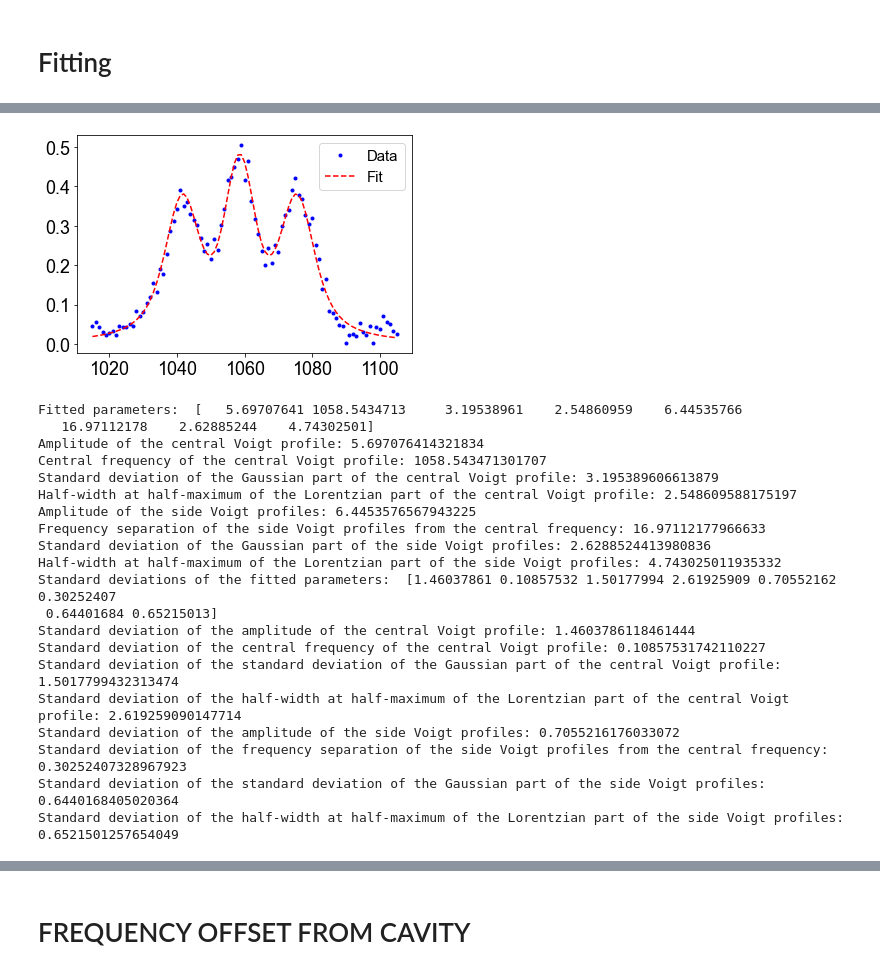
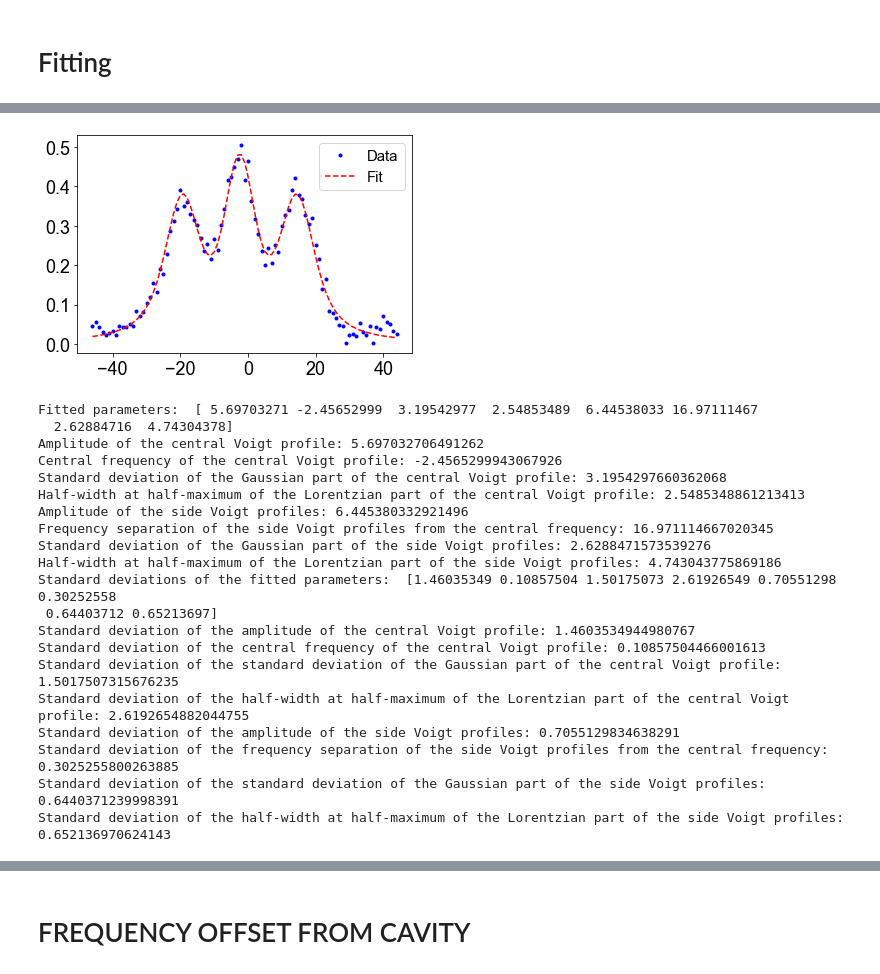
Before and after one commit to hsuchungchuan/Projects, a Jupyter notebook: Red MOT Shelving Data Analysis 20240902/FullDataAnalysisShelvingForDifferentBeamPowers.ipynb, the cells around one changed output, grey strips where cells are left out. Cells and saved outputs as stored; diff of their text form; code cells hidden in the pictures.

```diff
--- a/Red MOT Shelving Data Analysis 20240902/FullDataAnalysisShelvingForDifferentBeamPowers.ipynb
+++ b/Red MOT Shelving Data Analysis 20240902/FullDataAnalysisShelvingForDifferentBeamPowers.ipynb
@@ -267,7 +267,7 @@ def combined_voigt(x, amp_c, mu_c, sigma_c, gamma_c, amp_s, delta_s, sigma_s, ga
     return central + side_left + side_right
 
 # Generate some synthetic data (for demonstration)
-x_data2 = FrequencyOffsetFromCavity
+x_data2 = FrequencyDetuning
 y_data = ShelvingIntensityAverageArray_cleaned2
 
 # Initial guesses for fitting parameters: [amp_c, mu_c, sigma_c, gamma_c, amp_s, delta_s, sigma_s, gamma_s]
@@ -280,7 +280,7 @@ y_data = ShelvingIntensityAverageArray_cleaned2
 # delta_s: frequency separation of the side Voigt profiles from the central frequency
 # sigma_s: standard deviation of the Gaussian part of the side Voigt profiles
 # gamma_s: half-width at half-maximum of the Lorentzian part of the side Voigt profiles
-initial_guesses = [1.0, 1060.0, 1.0, 0.5, 0.5, 5.0, 1.0, 0.5]
+initial_guesses = [1.0, 1.0, 1.0, 0.5, 0.5, 5.0, 1.0, 0.5]
 
 # Fit the combined Voigt profile to the data
 popt2, pcov2 = curve_fit(combined_voigt, x_data2, y_data, p0=initial_guesses)
@@ -292,54 +292,54 @@ plt.legend()
 plt.show()
 
 
 # Print the fitted parameters
 print("Fitted parameters: ", popt2)
 
 # List them out individually
 print(f"Amplitude of the central Voigt profile: {popt2[0]}")
 print(f"Central frequency of the central Voigt profile: {popt2[1]}")
 print(f"Standard deviation of the Gaussian part of the central Voigt profile: {popt2[2]}")
 print(f"Half-width at half-maximum of the Lorentzian part of the central Voigt profile: {popt2[3]}")
 print(f"Amplitude of the side Voigt profiles: {popt2[4]}")
 print(f"Frequency separation of the side Voigt profiles from the central frequency: {popt2[5]}")
 print(f"Standard deviation of the Gaussian part of the side Voigt profiles: {popt2[6]}")
 print(f"Half-width at half-maximum of the Lorentzian part of the side Voigt profiles: {popt2[7]}")
 
 # Extract the pcov diagonal to get the standard deviations of the fitted parameters
 perr2 = np.sqrt(np.diag(pcov2))
 print("Standard deviations of the fitted parameters: ", perr2)
 
 # List them out individually
 print(f"Standard deviation of the amplitude of the central Voigt profile: {perr2[0]}")
 print(f"Standard deviation of the central frequency of the central Voigt profile: {perr2[1]}")
 print(f"Standard deviation of the standard deviation of the Gaussian part of the central Voigt profile: {perr2[2]}")
 print(f"Standard deviation of the half-width at half-maximum of the Lorentzian part of the central Voigt profile: {perr2[3]}")
 print(f"Standard deviation of the amplitude of the side Voigt profiles: {perr2[4]}")
 print(f"Standard deviation of the frequency separation of the side Voigt profiles from the central frequency: {perr2[5]}")
 print(f"Standard deviation of the standard deviation of the Gaussian part of the side Voigt profiles: {perr2[6]}")
 print(f"Standard deviation of the half-width at half-maximum of the Lorentzian part of the side Voigt profiles: {perr2[7]}")
 # %% [output]
-[figure, old version]
+[figure, new version]
-Fitted parameters:  [   5.69707641 1058.5434713     3.19538961    2.54860959    6.44535766
-   16.97112178    2.62885244    4.74302501]
-Amplitude of the central Voigt profile: 5.697076414321834
-Central frequency of the central Voigt profile: 1058.543471301707
-Standard deviation of the Gaussian part of the central Voigt profile: 3.195389606613879
-Half-width at half-maximum of the Lorentzian part of the central Voigt profile: 2.548609588175197
-Amplitude of the side Voigt profiles: 6.4453576567943225
-Frequency separation of the side Voigt profiles from the central frequency: 16.97112177966633
-Standard deviation of the Gaussian part of the side Voigt profiles: 2.6288524413980836
-Half-width at half-maximum of the Lorentzian part of the side Voigt profiles: 4.743025011935332
-Standard deviations of the fitted parameters:  [1.46037861 0.10857532 1.50177994 2.61925909 0.70552162 0.30252407
- 0.64401684 0.65215013]
-Standard deviation of the amplitude of the central Voigt profile: 1.4603786118461444
-Standard deviation of the central frequency of the central Voigt profile: 0.10857531742110227
-Standard deviation of the standard deviation of the Gaussian part of the central Voigt profile: 1.5017799432313474
-Standard deviation of the half-width at half-maximum of the Lorentzian part of the central Voigt profile: 2.619259090147714
-Standard deviation of the amplitude of the side Voigt profiles: 0.7055216176033072
-Standard deviation of the frequency separation of the side Voigt profiles from the central frequency: 0.30252407328967923
-Standard deviation of the standard deviation of the Gaussian part of the side Voigt profiles: 0.6440168405020364
-Standard deviation of the half-width at half-maximum of the Lorentzian part of the side Voigt profiles: 0.6521501257654049
+Fitted parameters:  [ 5.69703271 -2.45652999  3.19542977  2.54853489  6.44538033 16.97111467
+  2.62884716  4.74304378]
+Amplitude of the central Voigt profile: 5.697032706491262
+Central frequency of the central Voigt profile: -2.4565299943067926
+Standard deviation of the Gaussian part of the central Voigt profile: 3.1954297660362068
+Half-width at half-maximum of the Lorentzian part of the central Voigt profile: 2.5485348861213413
+Amplitude of the side Voigt profiles: 6.445380332921496
+Frequency separation of the side Voigt profiles from the central frequency: 16.971114667020345
+Standard deviation of the Gaussian part of the side Voigt profiles: 2.6288471573539276
+Half-width at half-maximum of the Lorentzian part of the side Voigt profiles: 4.743043775869186
+Standard deviations of the fitted parameters:  [1.46035349 0.10857504 1.50175073 2.61926549 0.70551298 0.30252558
+ 0.64403712 0.65213697]
+Standard deviation of the amplitude of the central Voigt profile: 1.4603534944980767
+Standard deviation of the central frequency of the central Voigt profile: 0.10857504466001613
+Standard deviation of the standard deviation of the Gaussian part of the central Voigt profile: 1.5017507315676235
+Standard deviation of the half-width at half-maximum of the Lorentzian part of the central Voigt profile: 2.6192654882044755
+Standard deviation of the amplitude of the side Voigt profiles: 0.7055129834638291
+Standard deviation of the frequency separation of the side Voigt profiles from the central frequency: 0.3025255800263885
+Standard deviation of the standard deviation of the Gaussian part of the side Voigt profiles: 0.6440371239998391
+Standard deviation of the half-width at half-maximum of the Lorentzian part of the side Voigt profiles: 0.652136970624143
 # %%
 import numpy as np
 from scipy.special import wofz
```
Also changed, not shown: parts of 4 cells of this notebook.
